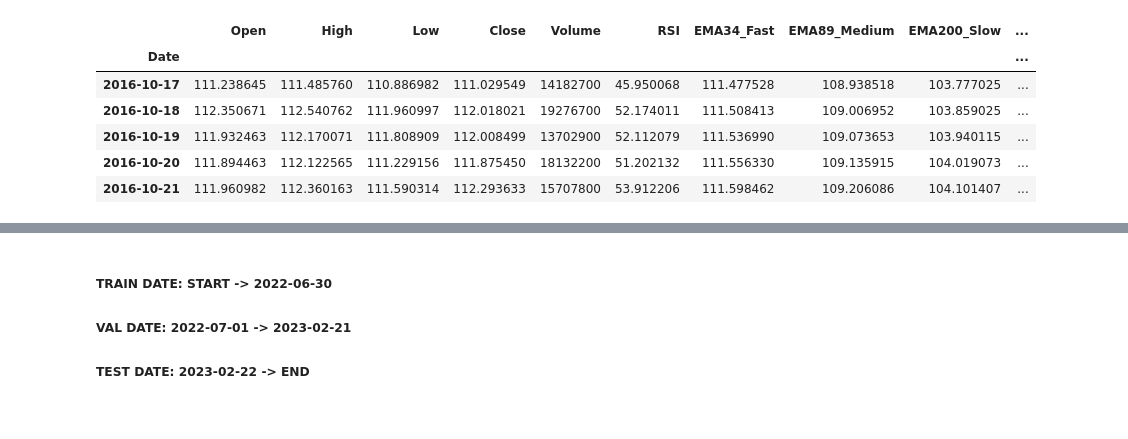
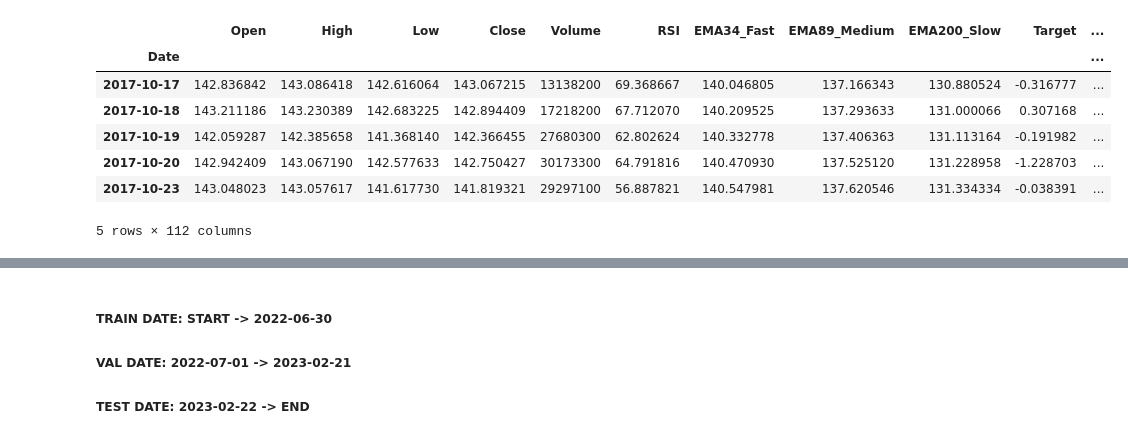
Before and after one commit to cdoesitagn/introduction_to_ai, a Jupyter notebook: model/Multiple_Input_RNN_2.ipynb, the cells around one changed output, grey strips where cells are left out. Cells and saved outputs as stored; diff of their text form; code cells hidden in the pictures.

```diff
--- a/model/Multiple_Input_RNN_2.ipynb
+++ b/model/Multiple_Input_RNN_2.ipynb
@@ -9,13 +9,14 @@ from sklearn.metrics import r2_score
 from sklearn.preprocessing import MinMaxScaler, StandardScaler
 from sklearn.decomposition import PCA
 # %%
-data = pd.read_excel("data/sentiment.xlsx").set_index("Date")
+data = pd.read_excel("data/NLP_TA_data.xlsx").set_index("Date")
 data.head(5)
 # %% [output]
-|  | Open | High | Low | Close | Volume | RSI | EMA34_Fast | EMA89_Medium | EMA200_Slow | ... |
-| Date |  |  |  |  |  |  |  |  |  | ... |
-| 2016-10-17 | 111.238645 | 111.485760 | 110.886982 | 111.029549 | 14182700 | 45.950068 | 111.477528 | 108.938518 | 103.777025 | ... |
-| 2016-10-18 | 112.350671 | 112.540762 | 111.960997 | 112.018021 | 19276700 | 52.174011 | 111.508413 | 109.006952 | 103.859025 | ... |
-| 2016-10-19 | 111.932463 | 112.170071 | 111.808909 | 112.008499 | 13702900 | 52.112079 | 111.536990 | 109.073653 | 103.940115 | ... |
-| 2016-10-20 | 111.894463 | 112.122565 | 111.229156 | 111.875450 | 18132200 | 51.202132 | 111.556330 | 109.135915 | 104.019073 | ... |
-| 2016-10-21 | 111.960982 | 112.360163 | 111.590314 | 112.293633 | 15707800 | 53.912206 | 111.598462 | 109.206086 | 104.101407 | ... |
+|  | Open | High | Low | Close | Volume | RSI | EMA34_Fast | EMA89_Medium | EMA200_Slow | Target | ... |
+| Date |  |  |  |  |  |  |  |  |  |  | ... |
+| 2017-10-17 | 142.836842 | 143.086418 | 142.616064 | 143.067215 | 13138200 | 69.368667 | 140.046805 | 137.166343 | 130.880524 | -0.316777 | ... |
+| 2017-10-18 | 143.211186 | 143.230389 | 142.683225 | 142.894409 | 17218200 | 67.712070 | 140.209525 | 137.293633 | 131.000066 | 0.307168 | ... |
+| 2017-10-19 | 142.059287 | 142.385658 | 141.368140 | 142.366455 | 27680300 | 62.802624 | 140.332778 | 137.406363 | 131.113164 | -0.191982 | ... |
+| 2017-10-20 | 142.942409 | 143.067190 | 142.577633 | 142.750427 | 30173300 | 64.791816 | 140.470930 | 137.525120 | 131.228958 | -1.228703 | ... |
+| 2017-10-23 | 143.048023 | 143.057617 | 141.617730 | 141.819321 | 29297100 | 56.887821 | 140.547981 | 137.620546 | 131.334334 | -0.038391 | ... |
+5 rows × 112 columns
```
Also changed, not shown: parts of 14 cells of this notebook, 12 other files.
